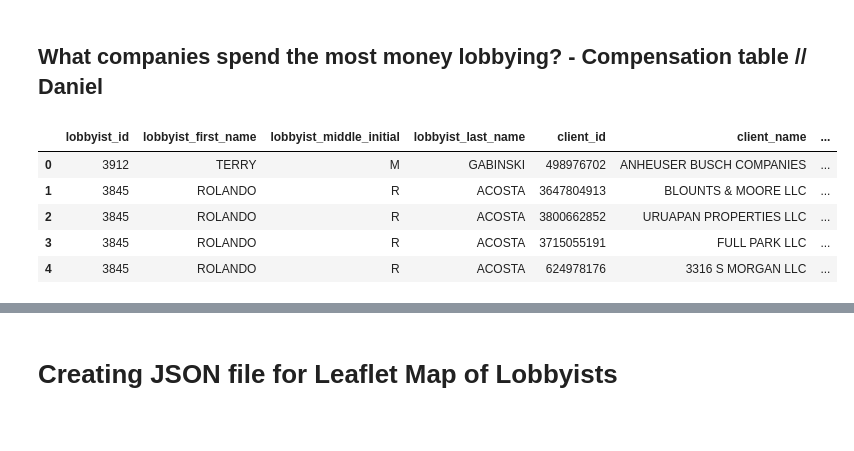
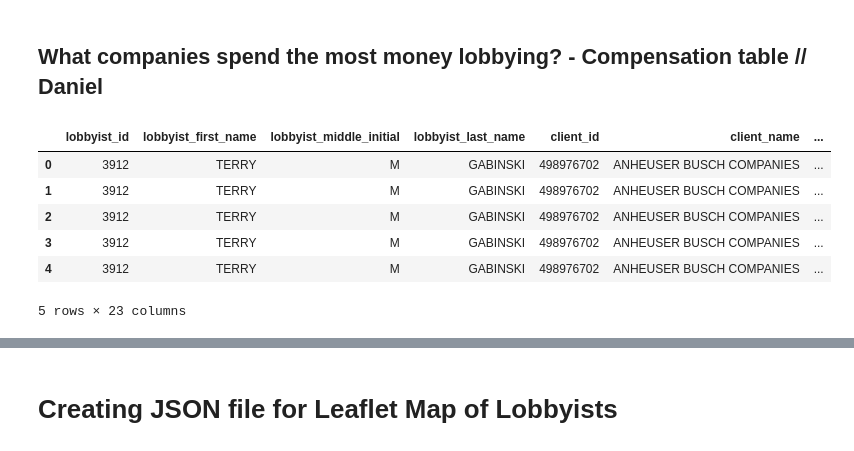
Before and after one commit to eabouche/group-project-3-lobbyist-analysis, a Jupyter notebook: Lobbyist_ETL_and_Analysis.ipynb, the cells around one changed output, grey strips where cells are left out. Saved outputs shown, nothing was run; the diff lists cells and outputs as text; code cells hidden in the pictures.

```diff
--- a/Lobbyist_ETL_and_Analysis.ipynb
+++ b/Lobbyist_ETL_and_Analysis.ipynb
@@ -1252,13 +1230,14 @@ memory usage: 510.0+ KB
 # %% [markdown]
 ## What companies spend the most money lobbying? - Compensation table // Daniel
 # %%
-compensation_df.head()
+compensation_5y_df.head()
 # %% [output]
 |  | lobbyist_id | lobbyist_first_name | lobbyist_middle_initial | lobbyist_last_name | client_id | client_name | ... |
 | 0 | 3912 | TERRY | M | GABINSKI | 498976702 | ANHEUSER BUSCH COMPANIES | ... |
-| 1 | 3845 | ROLANDO | R | ACOSTA | 3647804913 | BLOUNTS & MOORE LLC | ... |
-| 2 | 3845 | ROLANDO | R | ACOSTA | 3800662852 | URUAPAN PROPERTIES LLC | ... |
-| 3 | 3845 | ROLANDO | R | ACOSTA | 3715055191 | FULL PARK LLC | ... |
-| 4 | 3845 | ROLANDO | R | ACOSTA | 624978176 | 3316 S MORGAN LLC | ... |
+| 1 | 3912 | TERRY | M | GABINSKI | 498976702 | ANHEUSER BUSCH COMPANIES | ... |
+| 2 | 3912 | TERRY | M | GABINSKI | 498976702 | ANHEUSER BUSCH COMPANIES | ... |
+| 3 | 3912 | TERRY | M | GABINSKI | 498976702 | ANHEUSER BUSCH COMPANIES | ... |
+| 4 | 3912 | TERRY | M | GABINSKI | 498976702 | ANHEUSER BUSCH COMPANIES | ... |
+5 rows × 23 columns
 # %%
 #compensation_df['amount'] = compensation_df['compensation_amount'].astype(float)
```
Also changed, not shown: parts of 15 cells of this notebook, 2 other files.
